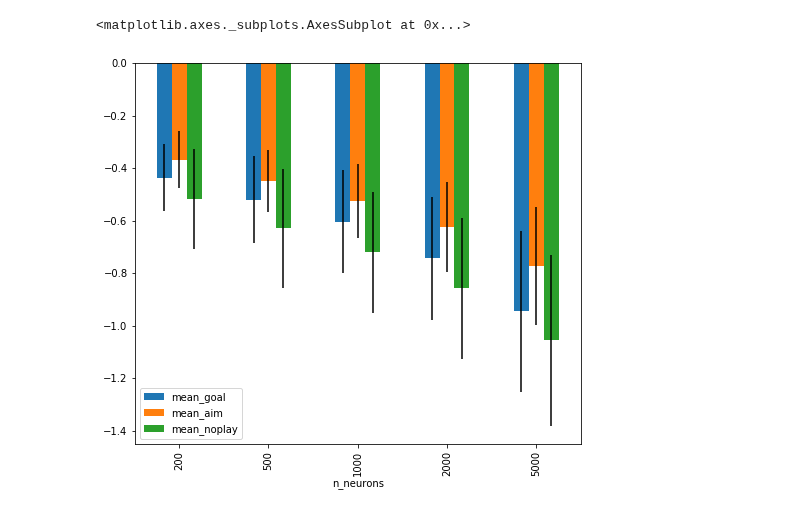
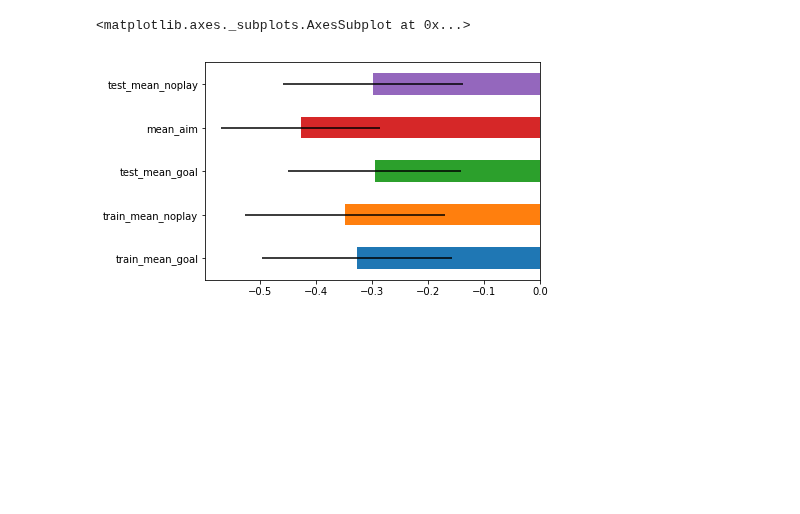
Before and after one commit to maddybartlett/NEN001, a Jupyter notebook: Plots.ipynb, the cells around one changed output. Drawn from its saved outputs; the diff is of its cells as text; code cells hidden in the pictures; blank space fills up the shorter version.

```diff
--- a/Plots.ipynb
+++ b/Plots.ipynb
@@ -98,7 +40,6 @@ seaborn.barplot('n_neurons', 'mean_noplay', data=df_neurons_cr1)
-# %%
-groups = df_neurons_cr1.groupby(['n_neurons']).mean()
-errors = df_neurons_cr1.groupby(['n_neurons']).std()
-groups.plot(kind='bar', yerr=errors, figsize=(8,7))
-# %% [output]
-<matplotlib.axes._subplots.AxesSubplot at 0x...>
-[figure, removed]
+# %%
+errors = df_experiment1.std()
+df_experiment1.mean().plot(kind='barh', xerr=errors)
+# %% [output]
+<matplotlib.axes._subplots.AxesSubplot at 0x...>
+[figure, added]
```
Also changed, not shown: parts of 9 cells of this notebook, 1 other file.
